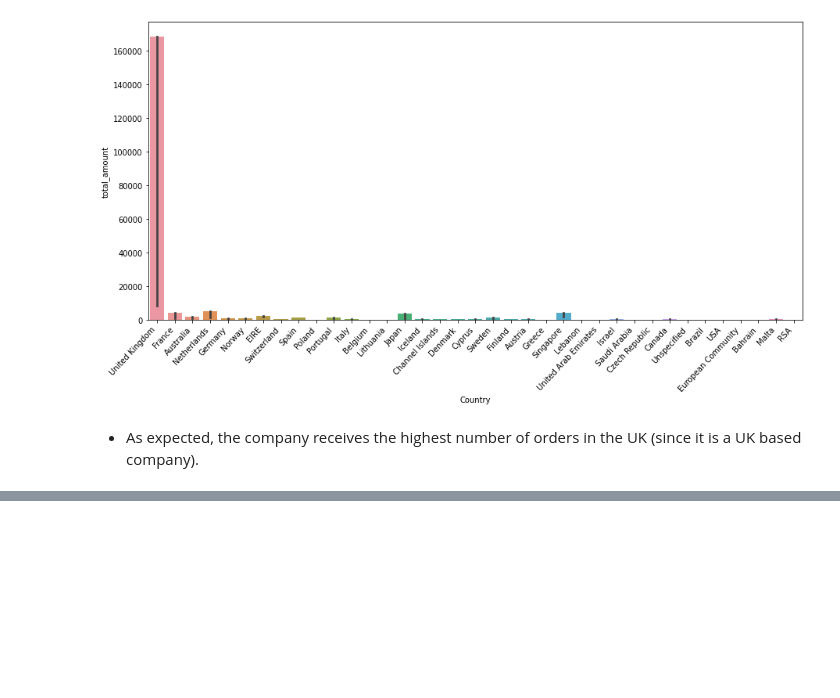
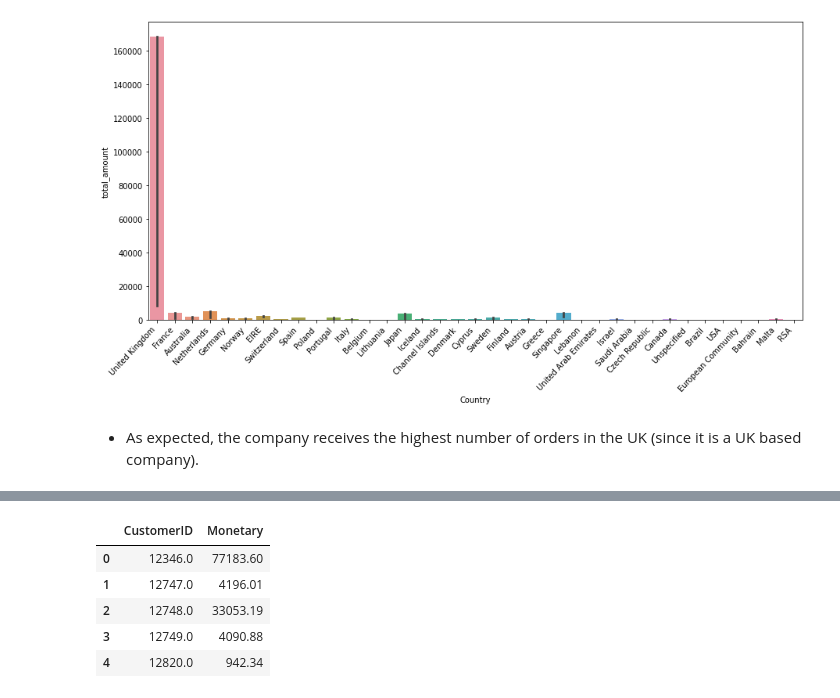
Before and after one commit to omajipawar/Online-Retail-Customer-Segmentation, a Jupyter notebook: Online_Retail_Customer_Segmentation_(Omaji_Pawar).ipynb, the cells around one changed output, grey strips where cells are left out. Drawn from its saved outputs; the diff is of its cells as text; code cells hidden in the pictures; blank space fills up the shorter version.

```diff
--- a/Online_Retail_Customer_Segmentation_(Omaji_Pawar).ipynb
+++ b/Online_Retail_Customer_Segmentation_(Omaji_Pawar).ipynb
@@ -301,0 +337,14 @@ plt.show()
+# %%
+# New Attribute : Monetary
+
+df['Monetary'] = df['Quantity']*df['UnitPrice']
+rfm_m = df.groupby('CustomerID')['Monetary'].sum()
+rfm_m = rfm_m.reset_index()
+rfm_m.head()
+# %% [output]
+|  | CustomerID | Monetary |
+| 0 | 12346.0 | 77183.60 |
+| 1 | 12747.0 | 4196.01 |
+| 2 | 12748.0 | 33053.19 |
+| 3 | 12749.0 | 4090.88 |
+| 4 | 12820.0 | 942.34 |
```
Also changed, not shown: parts of 15 cells of this notebook.
